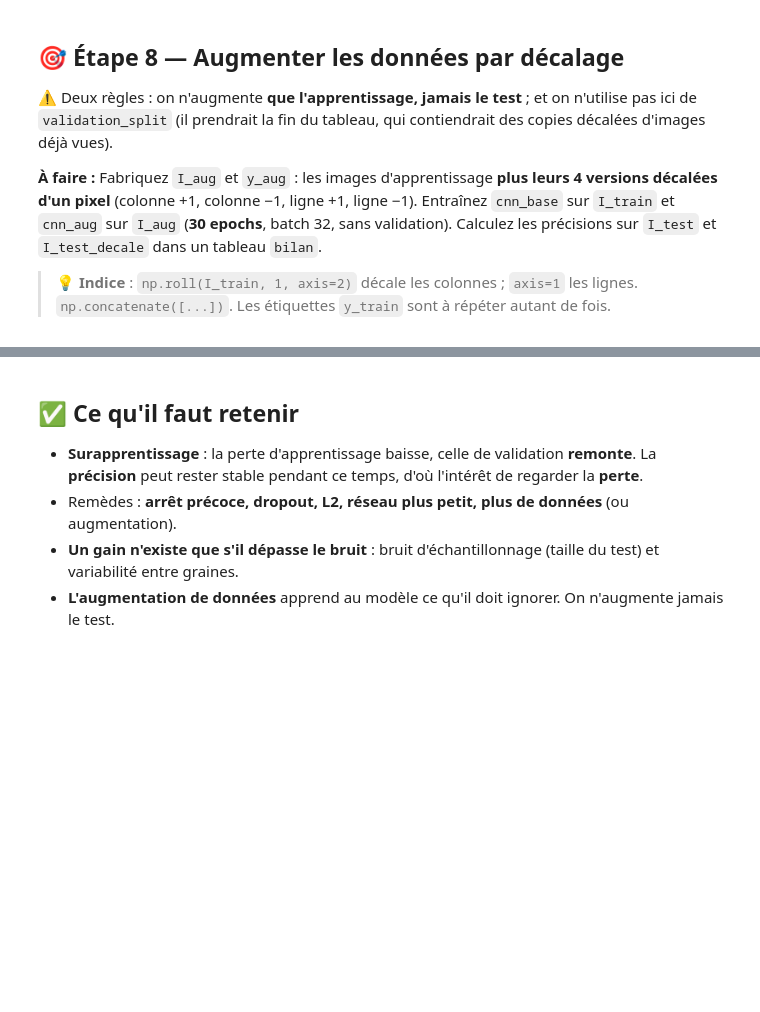
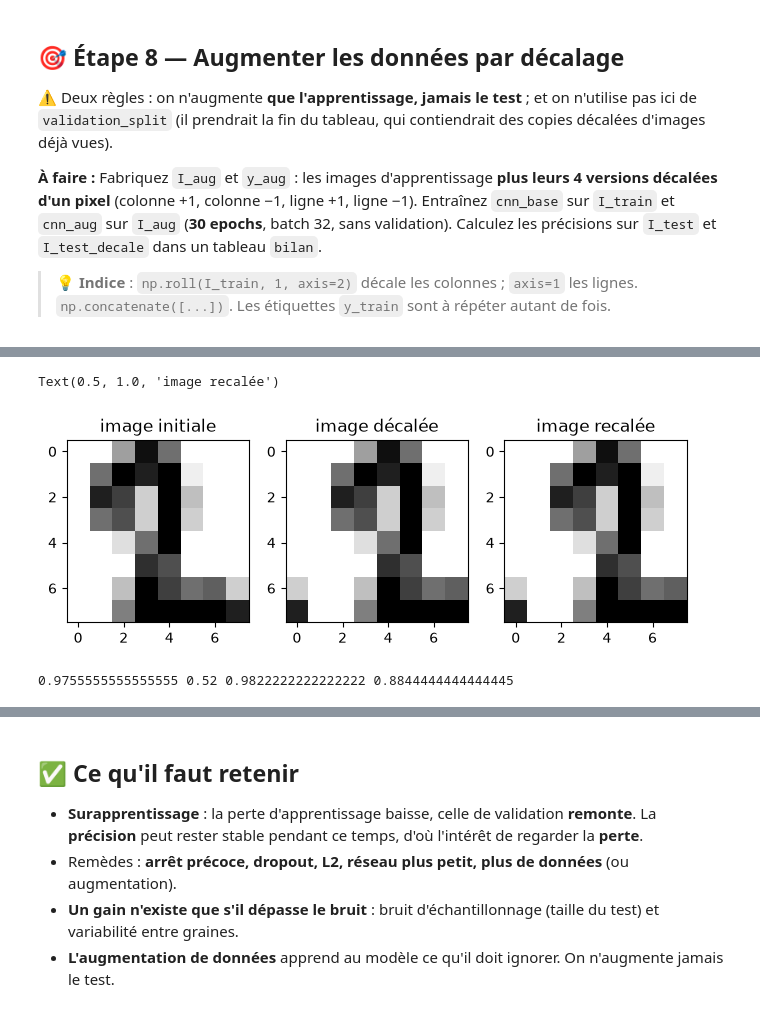
Before and after one commit to FredericPerret/Exercices, a Jupyter notebook: TexteEtReseau/tp5_regularisation.ipynb, the cells around one changed output, grey strips where cells are left out. Drawn from its saved outputs; the diff is of its cells as text; code cells hidden in the pictures; blank space fills up the shorter version.

```diff
--- a/TexteEtReseau/tp5_regularisation.ipynb
+++ b/TexteEtReseau/tp5_regularisation.ipynb
@@ -179,0 +308,19 @@ controle(len(I_aug) == 5 * len(I_train) and bilan.loc[1, 'images décalées'] >
+# %%
+indice = 13
+image = I_test[indice]
+imaged = I_test_decale[indice]
+fig, ax = plt.subplots(1, 3, figsize=(8, 2.6))
+ax[0].imshow(image, cmap="gray_r"); ax[0].set_title("image initiale")
+ax[1].imshow(imaged, cmap="gray_r"); ax[1].set_title("image décalée")
+ax[2].imshow(image_sans_bordure_hg(imaged), cmap="gray_r"); ax[2].set_title("image recalée")
+# %% [output]
+Text(0.5, 1.0, 'image recalée')
+[figure, added]
+# %%
+cnn_base = cnn()
+histoire_basse = cnn_base.fit(I_train, y_train, epochs=30, batch_size=32, validation_split=0.2, verbose=0)
+cnn_recale = cnn()
+histoire_recale = cnn_recale.fit(I_train_recale, y_train, epochs=30, batch_size=32, validation_split=0.2, verbose=0)
+print(precision_images(cnn_base, I_test), precision_images(cnn_base, I_test_decale), precision_images(cnn_recale, I_test_recale), precision_images(cnn_recale, I_test_decale_recale))
+# %% [output]
+0.9755555555555555 0.52 0.9822222222222222 0.8844444444444445
```
Also changed, not shown: parts of 25 cells of this notebook, 1 other file.
